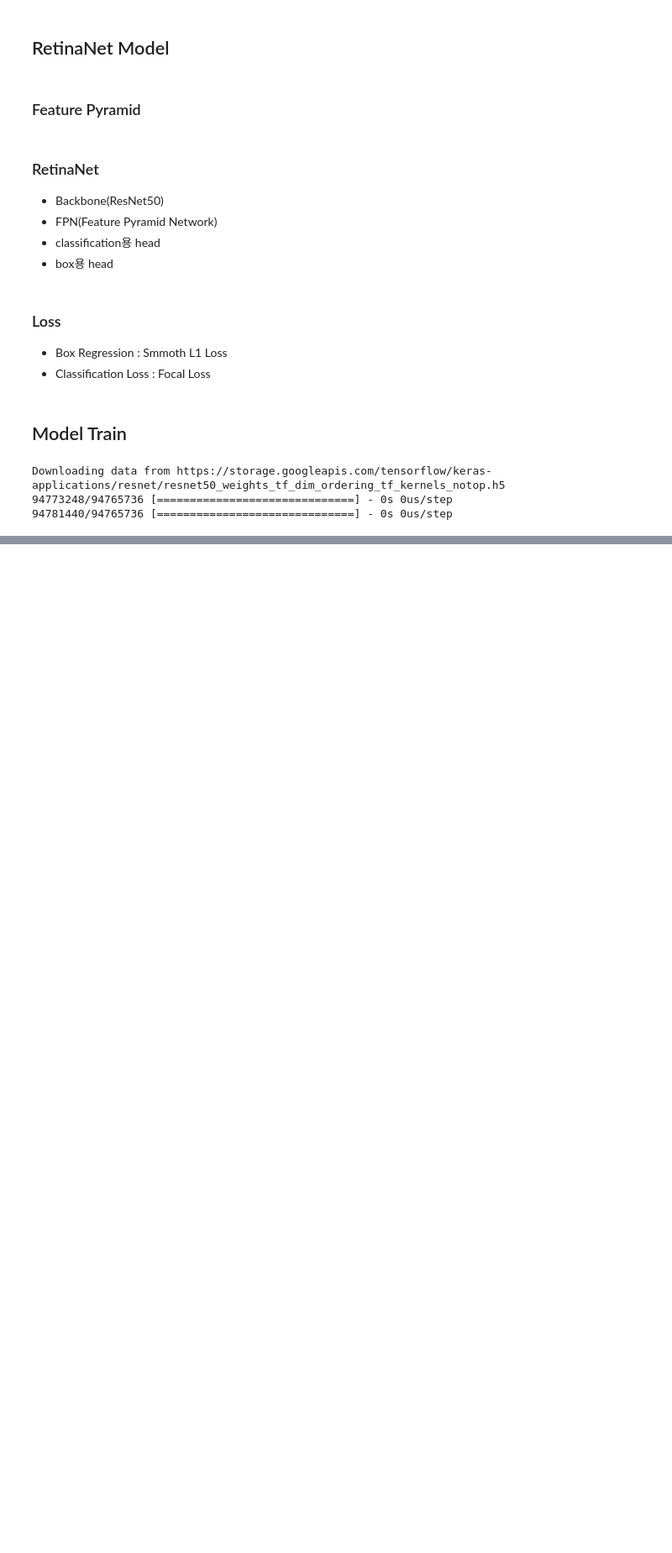
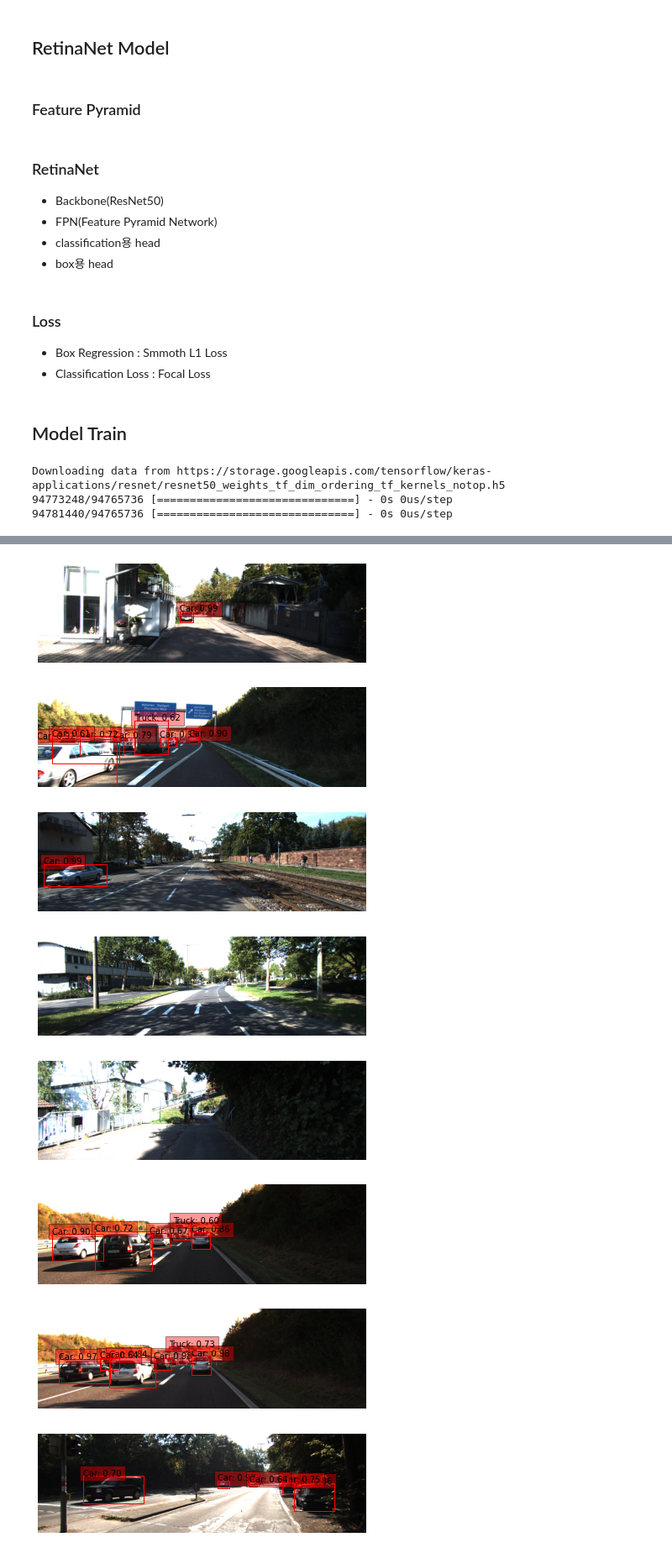
Before and after one commit to DevHDL/AIFFEL, a Jupyter notebook: Project/GoingDeeper-06/GoingDeeper06.ipynb, the cells around one changed output, grey strips where cells are left out. Shown at 84% size. Saved outputs shown, nothing was run; the diff lists cells and outputs as text; code cells hidden in the pictures; blank space fills up the shorter version.

```diff
--- a/Project/GoingDeeper-06/GoingDeeper06.ipynb
+++ b/Project/GoingDeeper-06/GoingDeeper06.ipynb
@@ -579,0 +706,32 @@ Epoch 2/5
+# %%
+image = tf.keras.Input(shape=[None, None, 3], name="image")
+predictions = model(image, training=False)
+detections = DecodePredictions(confidence_threshold=0.5)(image, predictions)
+inference_model = tf.keras.Model(inputs=image, outputs=detections)
+# %%
+test_dataset = tfds.load("kitti", split="test", data_dir=DATA_PATH)
+int2str = dataset_info.features["objects"]["type"].int2str
+
+for sample in test_dataset.take(10):
+    image = tf.cast(sample["image"], dtype=tf.float32)
+    input_image, ratio = prepare_image(image)
+    detections = inference_model.predict(input_image)
+    num_detections = detections.valid_detections[0]
+    class_names = [
+        int2str(int(x)) for x in detections.nmsed_classes[0][:num_detections]
+    ]
+    visualize_detections(
+        image,
+        detections.nmsed_boxes[0][:num_detections] / ratio,
+        class_names,
+        detections.nmsed_scores[0][:num_detections],
+    )
+# %% [output]
+[figure, added]
+[figure, added]
+[figure, added]
+[figure, added]
+[figure, added]
+[figure, added]
+[figure, added]
+[figure, added]
```
Also changed, not shown: parts of 14 cells of this notebook.
